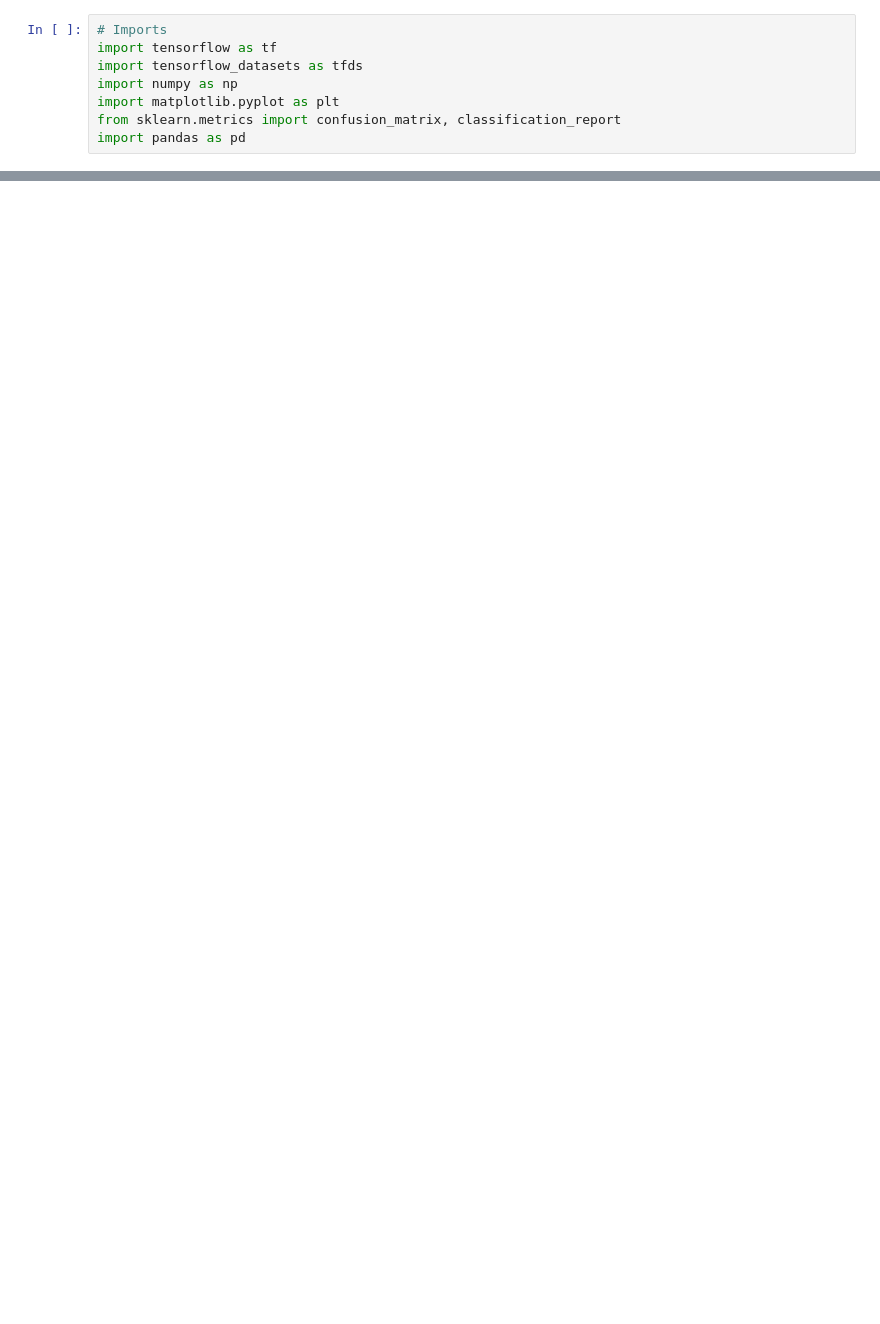
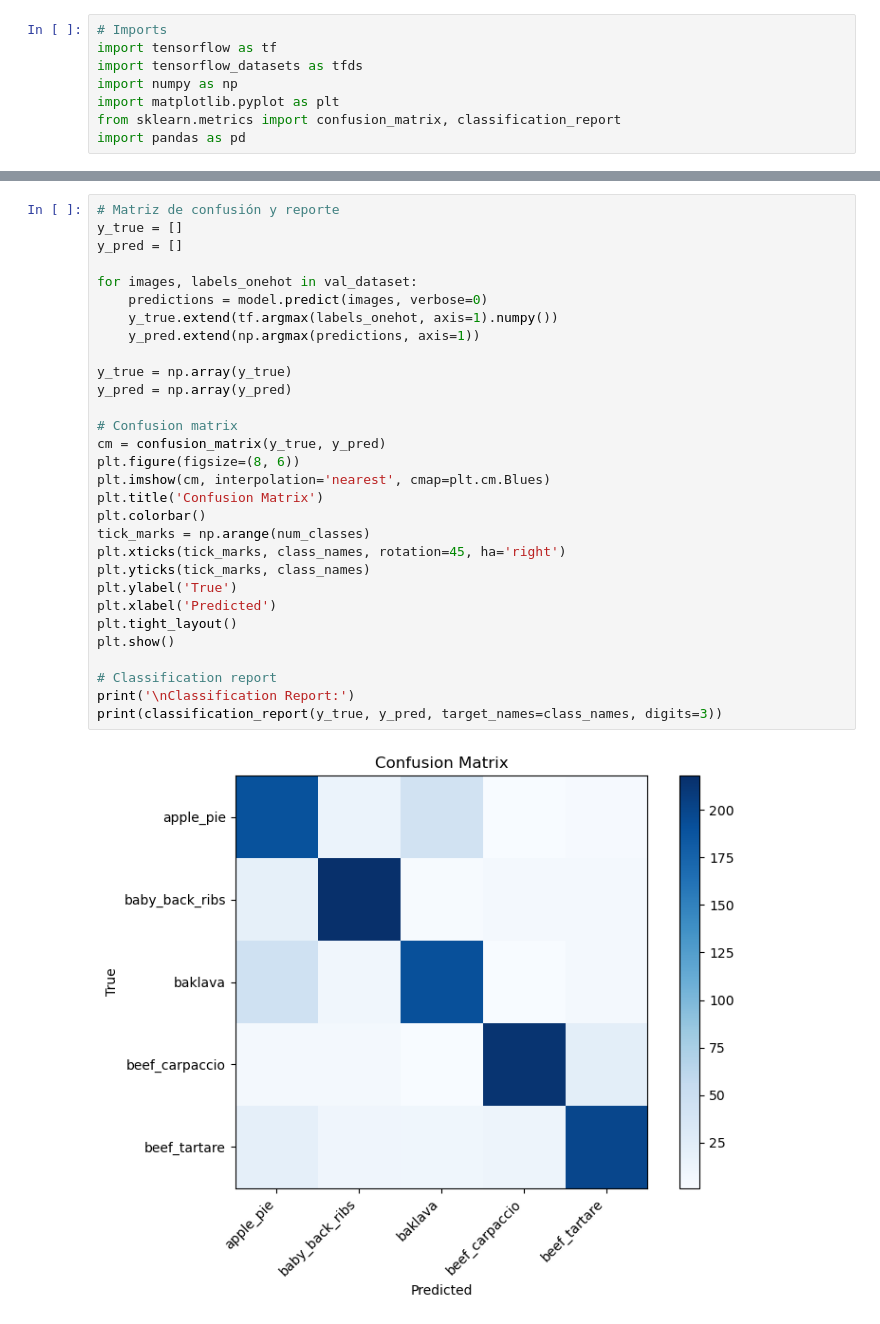
Before and after one commit to JesusMaVe/ia_jup.py, a Jupyter notebook: nutri-v2.1.ipynb, the cells around one changed output, grey strips where cells are left out. Drawn from its saved outputs; the diff is of its cells as text; blank space fills up the shorter version.

```diff
--- a/nutri-v2.1.ipynb
+++ b/nutri-v2.1.ipynb
@@ -395,0 +369,32 @@ OBJETIVO: ALCANZADO (meta: >50%)
+# %%
+# Matriz de confusión y reporte
+y_true = []
+y_pred = []
+
+for images, labels_onehot in val_dataset:
+    predictions = model.predict(images, verbose=0)
+    y_true.extend(tf.argmax(labels_onehot, axis=1).numpy())
+    y_pred.extend(np.argmax(predictions, axis=1))
+
+y_true = np.array(y_true)
+y_pred = np.array(y_pred)
+
+# Confusion matrix
+cm = confusion_matrix(y_true, y_pred)
+plt.figure(figsize=(8, 6))
+plt.imshow(cm, interpolation='nearest', cmap=plt.cm.Blues)
+plt.title('Confusion Matrix')
+plt.colorbar()
+tick_marks = np.arange(num_classes)
+plt.xticks(tick_marks, class_names, rotation=45, ha='right')
+plt.yticks(tick_marks, class_names)
+plt.ylabel('True')
+plt.xlabel('Predicted')
+plt.tight_layout()
+plt.show()
+
+# Classification report
+print('\nClassification Report:')
+print(classification_report(y_true, y_pred, target_names=class_names, digits=3))
+# %% [output]
+[figure, added]
```
Also changed, not shown: parts of 40 cells of this notebook, 2 other files.
